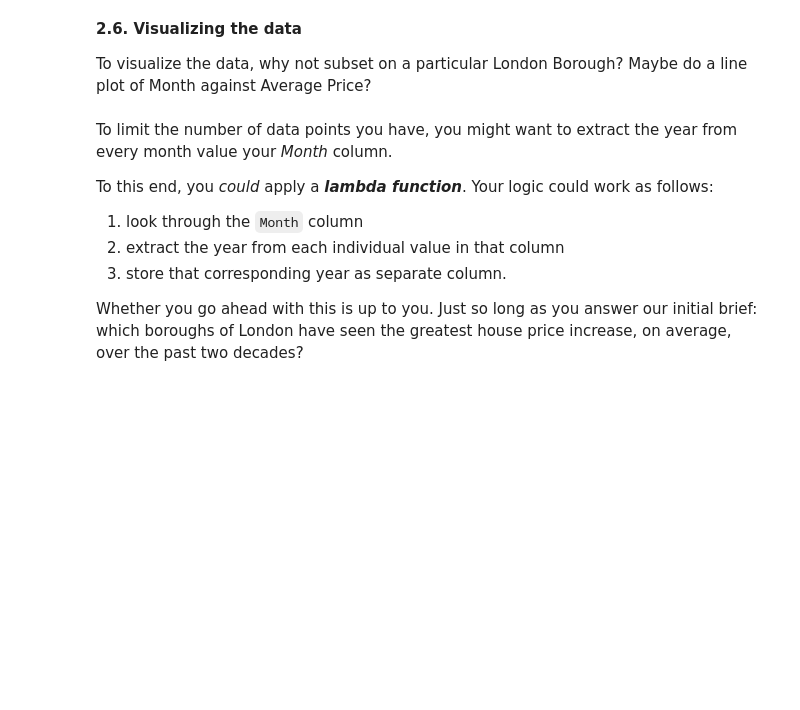
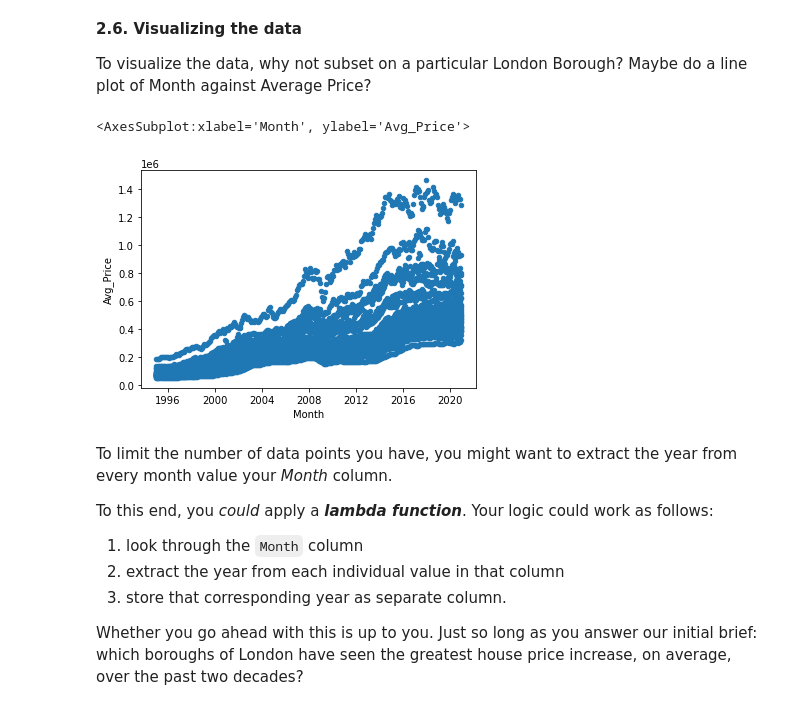
Before and after one commit to mikesbin99/Springboard, a Jupyter notebook: notebooks/Unit 4 Challenge - Tier 3.ipynb, the cells around one changed output. Drawn from its saved outputs; the diff is of its cells as text; code cells hidden in the pictures; blank space fills up the shorter version.

Commit message:
20210223.1 - Completed Tier 3 London Housing
Complete

```diff
--- a/notebooks/Unit 4 Challenge - Tier 3.ipynb
+++ b/notebooks/Unit 4 Challenge - Tier 3.ipynb
@@ -122,0 +183,3 @@ Remember to make sure your column data types are all correct. Average prices, fo
+# %%
+clean_prop['Avg_Price'] = pd.to_numeric(clean_prop['Avg_Price'])
+clean_prop.info()
@@ -128,0 +220,4 @@ Check out the contents of the London Borough column, and if you find null values
+# %%
+# Drop NaN rows, since no data there
+clean_prop = clean_prop[clean_prop['Avg_Price'].notna()]
+clean_prop.info() #Matches London_Borough shortest Length
@@ -128,0 +236,7 @@ Check out the contents of the London Borough column, and if you find null values
+# %%
+removal_list = ['Inner London','Outer London','NORTH EAST','NORTH WEST','YORKS & THE HUMBER','EAST MIDLANDS','WEST MIDLANDS',
+              'EAST OF ENGLAND', 'LONDON', 'SOUTH EAST','SOUTH WEST', 'England']
+# %%
+# Remove those entries that are not columns
+df = clean_prop[~clean_prop.London_Borough.isin(removal_list)]
+df.info()
@@ -130,6 +297,11 @@ Check out the contents of the London Borough column, and if you find null values
 **2.6. Visualizing the data**
 
 To visualize the data, why not subset on a particular London Borough? Maybe do a line plot of Month against Average Price?
+# %%
+df.plot(x='Month',y='Avg_Price',kind='scatter')
+# %% [output]
+<AxesSubplot:xlabel='Month', ylabel='Avg_Price'>
+[figure, added]
 # %% [markdown]
 To limit the number of data points you have, you might want to extract the year from every month value your *Month* column.
 
```
Also changed, not shown: parts of 28 cells of this notebook.
